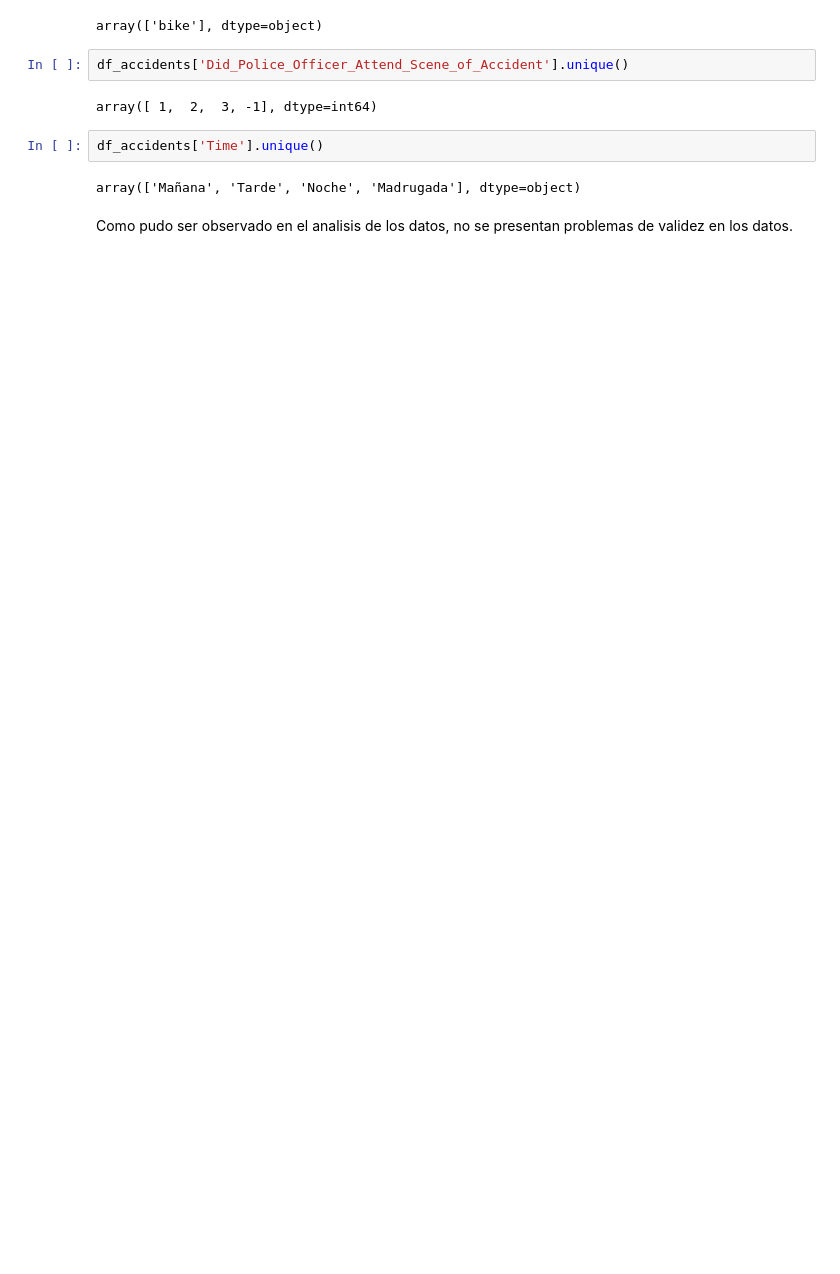
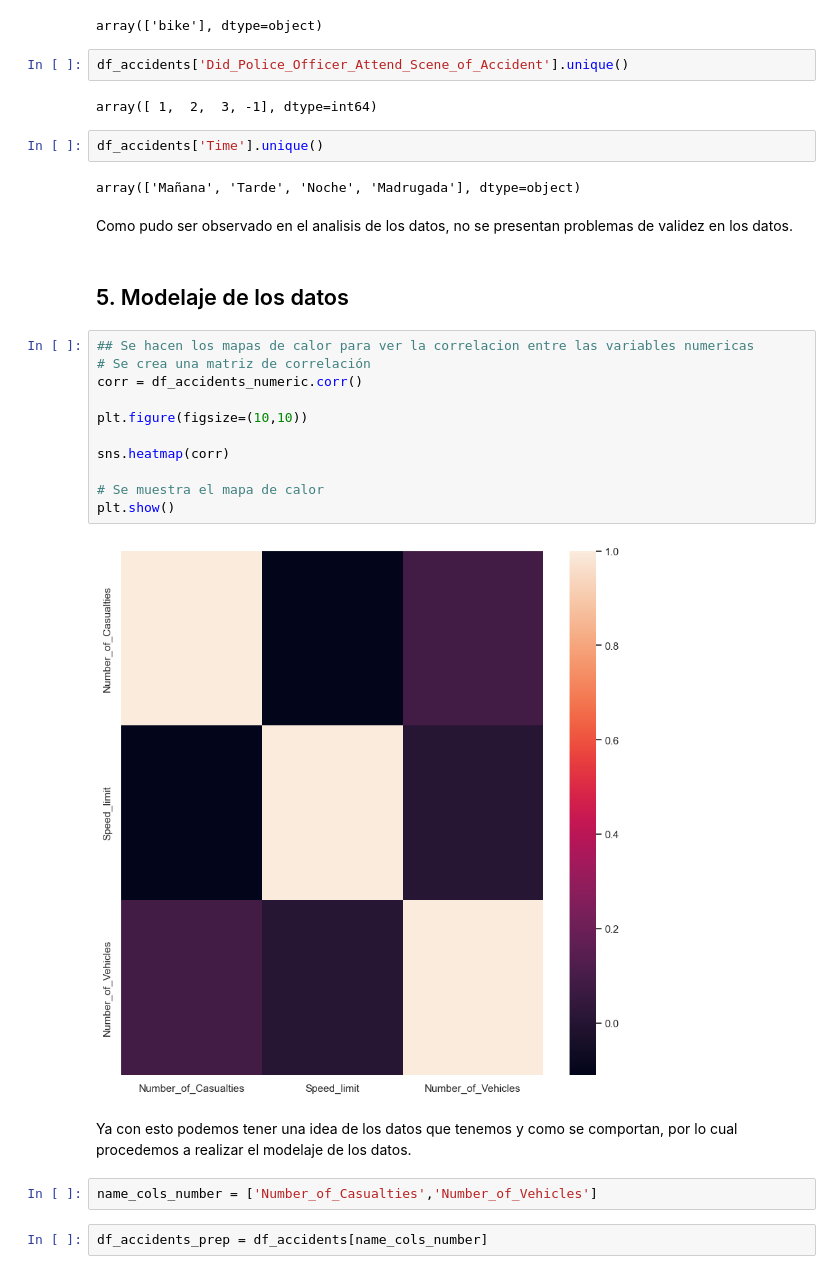
Before and after one commit to Zucaritas-BI/Laboratorio-1, a Jupyter notebook: Lab 1 - Clustering/laboratorio_desarrollo.ipynb, the cells around one changed output. Drawn from its saved outputs; the diff is of its cells as text; blank space fills up the shorter version.

```diff
--- a/Lab 1 - Clustering/laboratorio_desarrollo.ipynb
+++ b/Lab 1 - Clustering/laboratorio_desarrollo.ipynb
@@ -510,3 +521,24 @@ df_accidents['Time'].unique()
 array(['Mañana', 'Tarde', 'Noche', 'Madrugada'], dtype=object)
 # %% [markdown]
 Como pudo ser observado en el analisis de los datos, no se presentan problemas de validez en los datos.
+# %% [markdown]
+## 5. Modelaje de los datos
+# %%
+## Se hacen los mapas de calor para ver la correlacion entre las variables numericas
+# Se crea una matriz de correlación
+corr = df_accidents_numeric.corr()
+
+plt.figure(figsize=(10,10))
+
+sns.heatmap(corr)
+
+# Se muestra el mapa de calor
+plt.show()
+# %% [output]
+[figure, added]
+# %% [markdown]
+Ya con esto podemos tener una idea de los datos que tenemos y como se comportan, por lo cual procedemos a realizar el modelaje de los datos.
+# %%
+name_cols_number = ['Number_of_Casualties','Number_of_Vehicles']
+# %%
+df_accidents_prep = df_accidents[name_cols_number]
```
Also changed, not shown: parts of 15 cells of this notebook, 1 other file.
